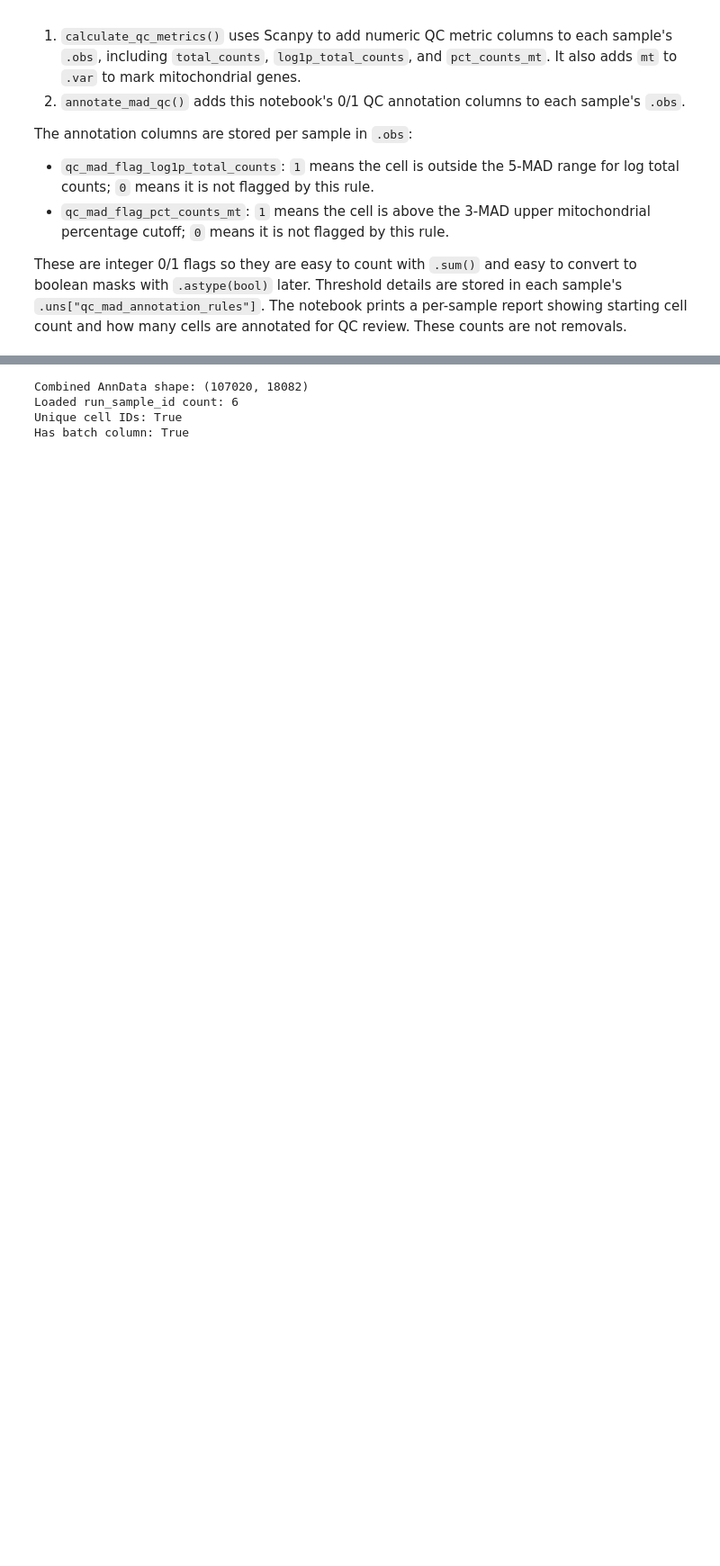
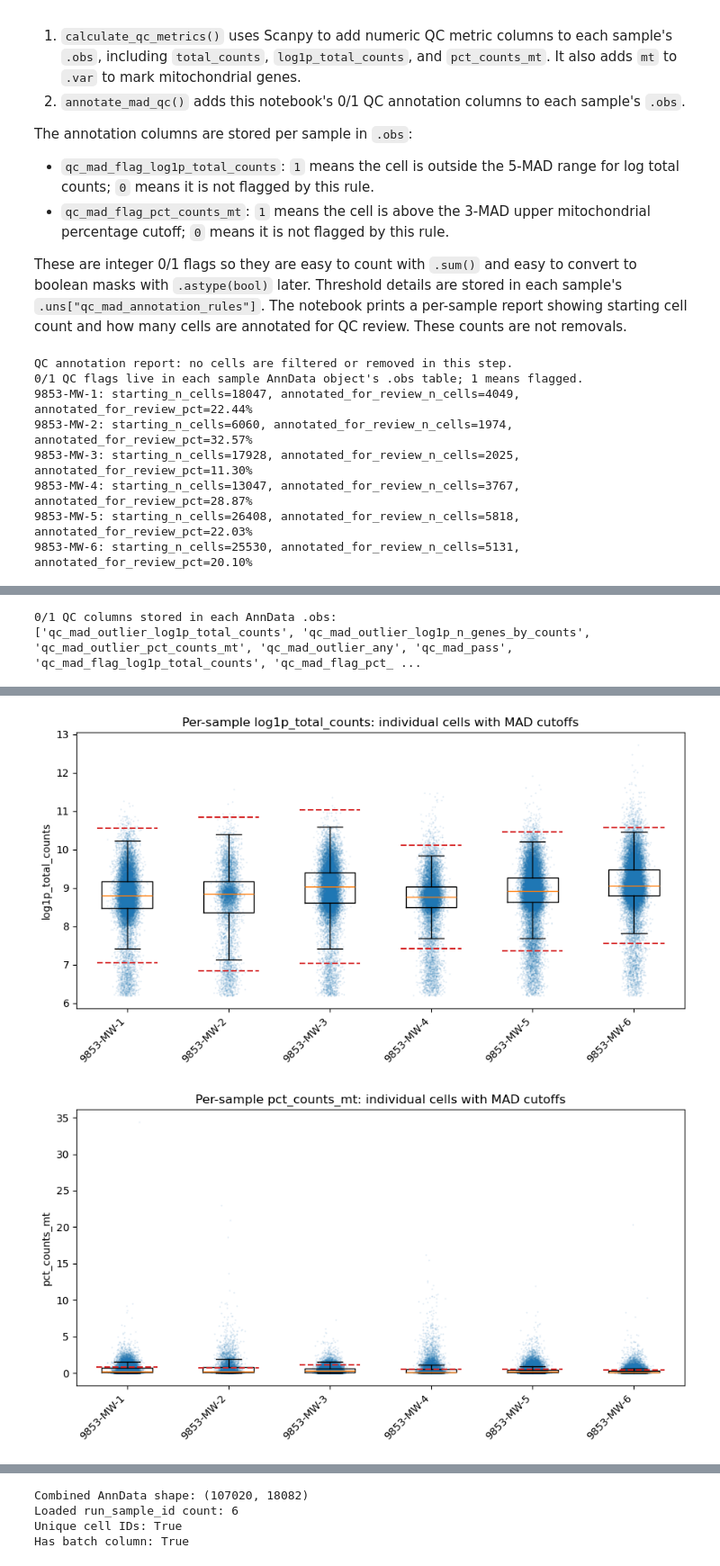
Before and after one commit to ecresp1el/mge_organoid_pipeline, a Jupyter notebook: python_notebooks/notebooks/00_load_div30_div90_raw_to_anndata.ipynb, the cells around one changed output, grey strips where cells are left out. Shown at 90% size. Saved outputs shown, nothing was run; the diff lists cells and outputs as text; code cells hidden in the pictures; blank space fills up the shorter version.

```diff
--- a/python_notebooks/notebooks/00_load_div30_div90_raw_to_anndata.ipynb
+++ b/python_notebooks/notebooks/00_load_div30_div90_raw_to_anndata.ipynb
@@ -79,7 +79,7 @@ class Raw10xAnnDataBuilder:
 
         sample_metadata_df = sample_metadata_df.sort_values(["DIV", "run_sample_id"]).reset_index(drop=True)
         sample_metadata_df["matrix_dir"] = sample_metadata_df["per_sample_metrics_csv"].map(
-            lambda p: str(Path(p).parent / "count" / "sample_filtered_feature_bc_matrix")
+            lambda p: str(Path(p).parent / "count" / "raw_feature_bc_matrix")
         )
 
         return sample_metadata_df[["DIV", "run_sample_id", "cell_line", "matrix_dir"]]
@@ -903,3 +903,16 @@ plt.show()
 #     direction="above",
 #     column_name="qc_manual_pct_counts_mt_gt_25",
 # )
+
+
+# total of cell after filer is
+qc_runner.qc_annotation_summary_table()
+# %% [output]
+QC annotation report: no cells are filtered or removed in this step.
+0/1 QC flags live in each sample AnnData object's .obs table; 1 means flagged.
+9853-MW-1: starting_n_cells=18047, annotated_for_review_n_cells=4049, annotated_for_review_pct=22.44%
+9853-MW-2: starting_n_cells=6060, annotated_for_review_n_cells=1974, annotated_for_review_pct=32.57%
+9853-MW-3: starting_n_cells=17928, annotated_for_review_n_cells=2025, annotated_for_review_pct=11.30%
+9853-MW-4: starting_n_cells=13047, annotated_for_review_n_cells=3767, annotated_for_review_pct=28.87%
+9853-MW-5: starting_n_cells=26408, annotated_for_review_n_cells=5818, annotated_for_review_pct=22.03%
+9853-MW-6: starting_n_cells=25530, annotated_for_review_n_cells=5131, annotated_for_review_pct=20.10%
@@ -905,0 +926,2 @@ plt.show()
+0/1 QC columns stored in each AnnData .obs:
+['qc_mad_outlier_log1p_total_counts', 'qc_mad_outlier_log1p_n_genes_by_counts', 'qc_mad_outlier_pct_counts_mt', 'qc_mad_outlier_any', 'qc_mad_pass', 'qc_mad_flag_log1p_total_counts', 'qc_mad_flag_pct_ ...
@@ -905,0 +942,2 @@ plt.show()
+[figure, added]
+[figure, added]
```
Also changed, not shown: parts of 2 cells of this notebook, 1 other file.
